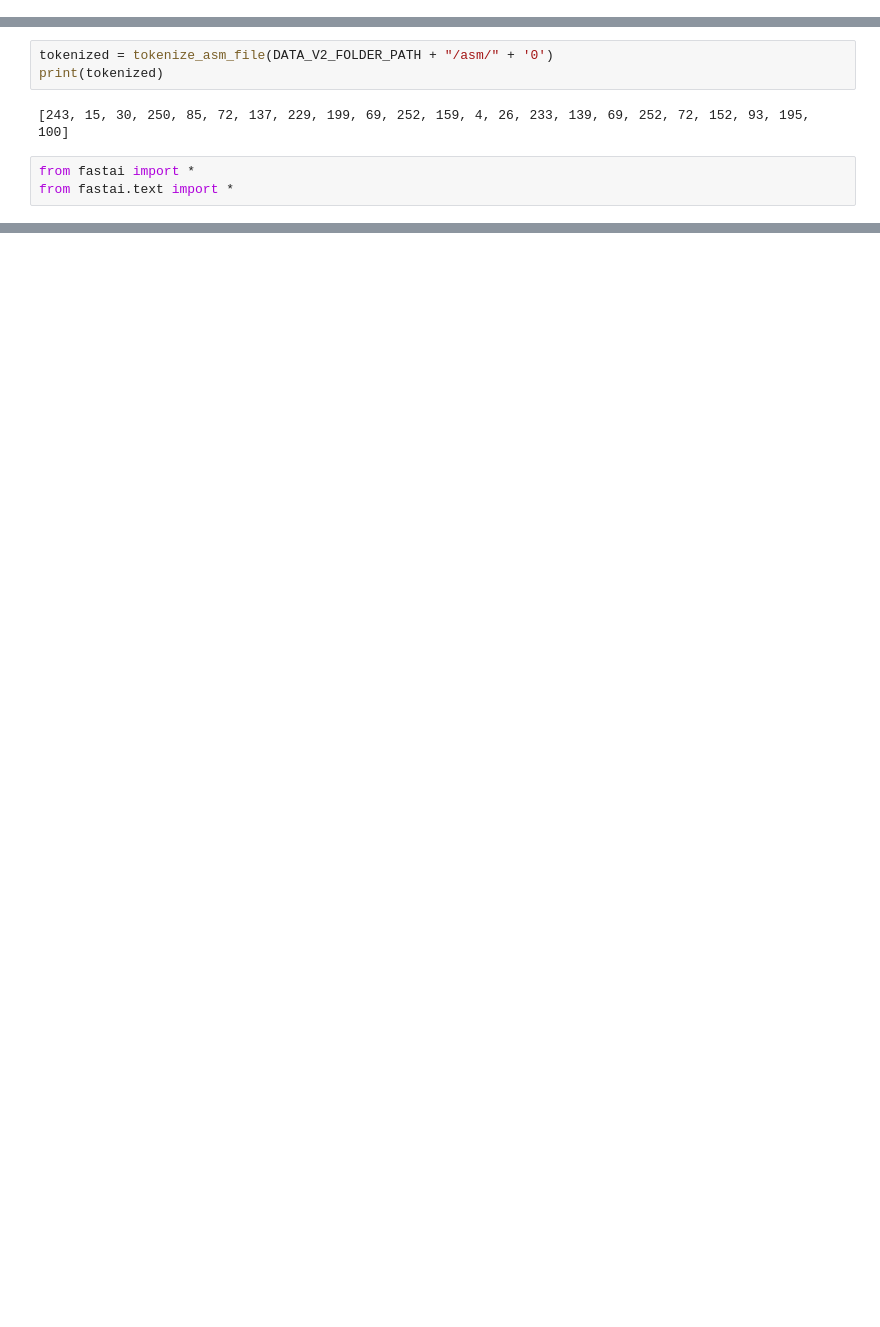
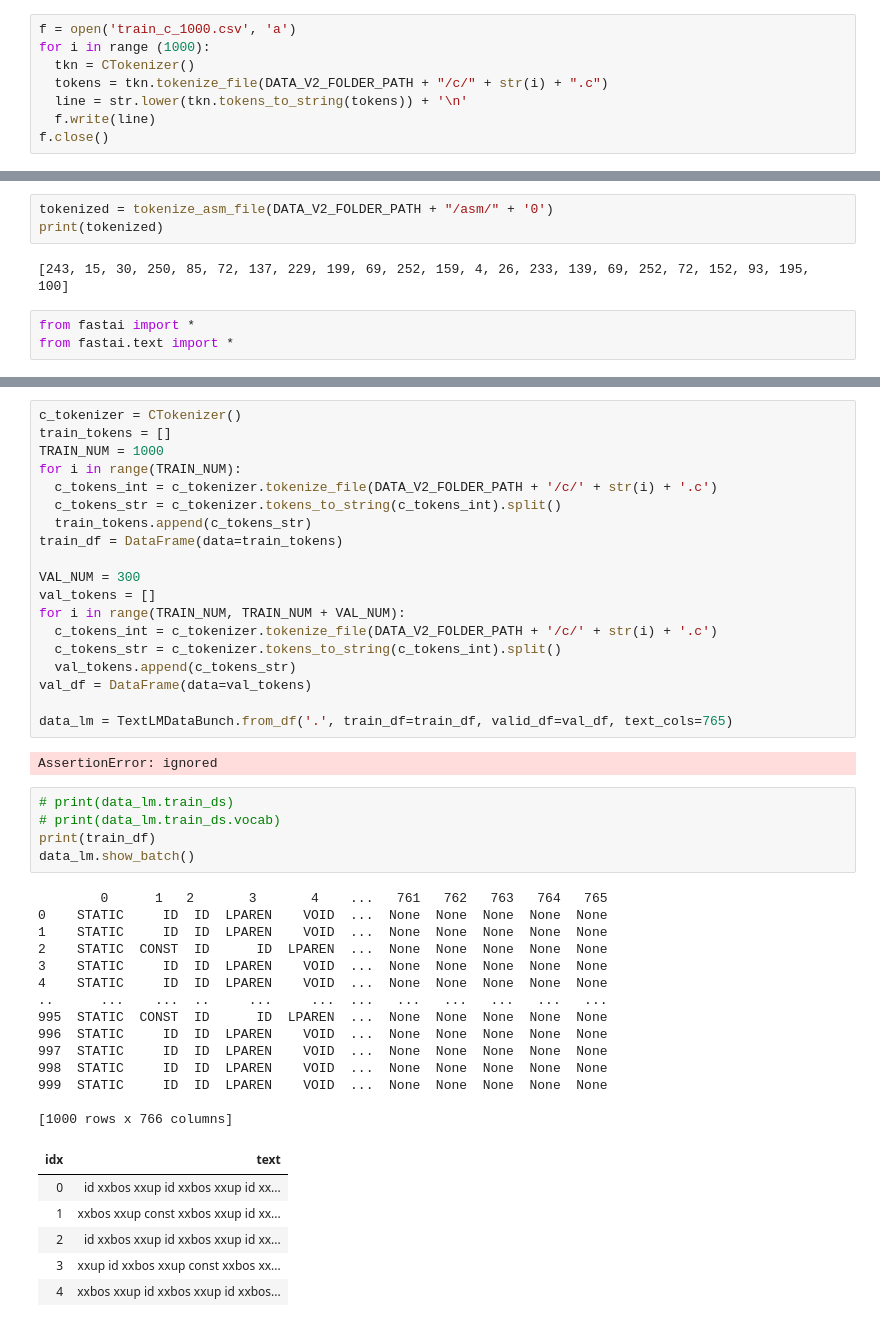
Before and after one commit to sachbhar/DeepDecompiler, a Jupyter notebook: DeepDecompiler.ipynb, the cells around one changed output, grey strips where cells are left out. Drawn from its saved outputs; the diff is of its cells as text; blank space fills up the shorter version.

```diff
--- a/DeepDecompiler.ipynb
+++ b/DeepDecompiler.ipynb
@@ -19,3 +20,11 @@ DATA_V2_FOLDER_PATH = 'data_v2'
+# %%
+f = open('train_c_1000.csv', 'a')
+for i in range (1000):
+  tkn = CTokenizer()
+  tokens = tkn.tokenize_file(DATA_V2_FOLDER_PATH + "/c/" + str(i) + ".c")
+  line = str.lower(tkn.tokens_to_string(tokens)) + '\n'
+  f.write(line)
+f.close()
 # %%
 # Simple asm tokenizer - TODO maybe look into better ways of doing this
 from elftools.elf.elffile import ELFFile
@@ -291,2 +360,49 @@ tdb = TextDataBunch.from_tokens('./', train_tokens, train_labels, val_tokens, va
+# %%
+c_tokenizer = CTokenizer()
+train_tokens = []
+TRAIN_NUM = 1000
+for i in range(TRAIN_NUM):
+  c_tokens_int = c_tokenizer.tokenize_file(DATA_V2_FOLDER_PATH + '/c/' + str(i) + '.c')
+  c_tokens_str = c_tokenizer.tokens_to_string(c_tokens_int).split()
+  train_tokens.append(c_tokens_str)
+train_df = DataFrame(data=train_tokens)
+
+VAL_NUM = 300
+val_tokens = []
+for i in range(TRAIN_NUM, TRAIN_NUM + VAL_NUM):
+  c_tokens_int = c_tokenizer.tokenize_file(DATA_V2_FOLDER_PATH + '/c/' + str(i) + '.c')
+  c_tokens_str = c_tokenizer.tokens_to_string(c_tokens_int).split()
+  val_tokens.append(c_tokens_str)
+val_df = DataFrame(data=val_tokens)
+
+data_lm = TextLMDataBunch.from_df('.', train_df=train_df, valid_df=val_df, text_cols=765)
+# %% [output]
+AssertionError: ignored
+# %%
+# print(data_lm.train_ds)
+# print(data_lm.train_ds.vocab)
+print(train_df)
+data_lm.show_batch()
+# %% [output]
+        0      1   2       3       4    ...   761   762   763   764   765
+0    STATIC     ID  ID  LPAREN    VOID  ...  None  None  None  None  None
+1    STATIC     ID  ID  LPAREN    VOID  ...  None  None  None  None  None
+2    STATIC  CONST  ID      ID  LPAREN  ...  None  None  None  None  None
+3    STATIC     ID  ID  LPAREN    VOID  ...  None  None  None  None  None
+4    STATIC     ID  ID  LPAREN    VOID  ...  None  None  None  None  None
+..      ...    ...  ..     ...     ...  ...   ...   ...   ...   ...   ...
+995  STATIC  CONST  ID      ID  LPAREN  ...  None  None  None  None  None
+996  STATIC     ID  ID  LPAREN    VOID  ...  None  None  None  None  None
+997  STATIC     ID  ID  LPAREN    VOID  ...  None  None  None  None  None
+998  STATIC     ID  ID  LPAREN    VOID  ...  None  None  None  None  None
+999  STATIC     ID  ID  LPAREN    VOID  ...  None  None  None  None  None
+
+[1000 rows x 766 columns]
+| idx | text |
+| 0 | id xxbos xxup id xxbos xxup id xx... |
+| 1 | xxbos xxup const xxbos xxup id xx... |
+| 2 | id xxbos xxup id xxbos xxup id xx... |
+| 3 | xxup id xxbos xxup const xxbos xx... |
+| 4 | xxbos xxup id xxbos xxup id xxbos... |
 # %%
 def tdb_item_to_C_code(item):
```
Also changed, not shown: parts of 18 cells of this notebook.
